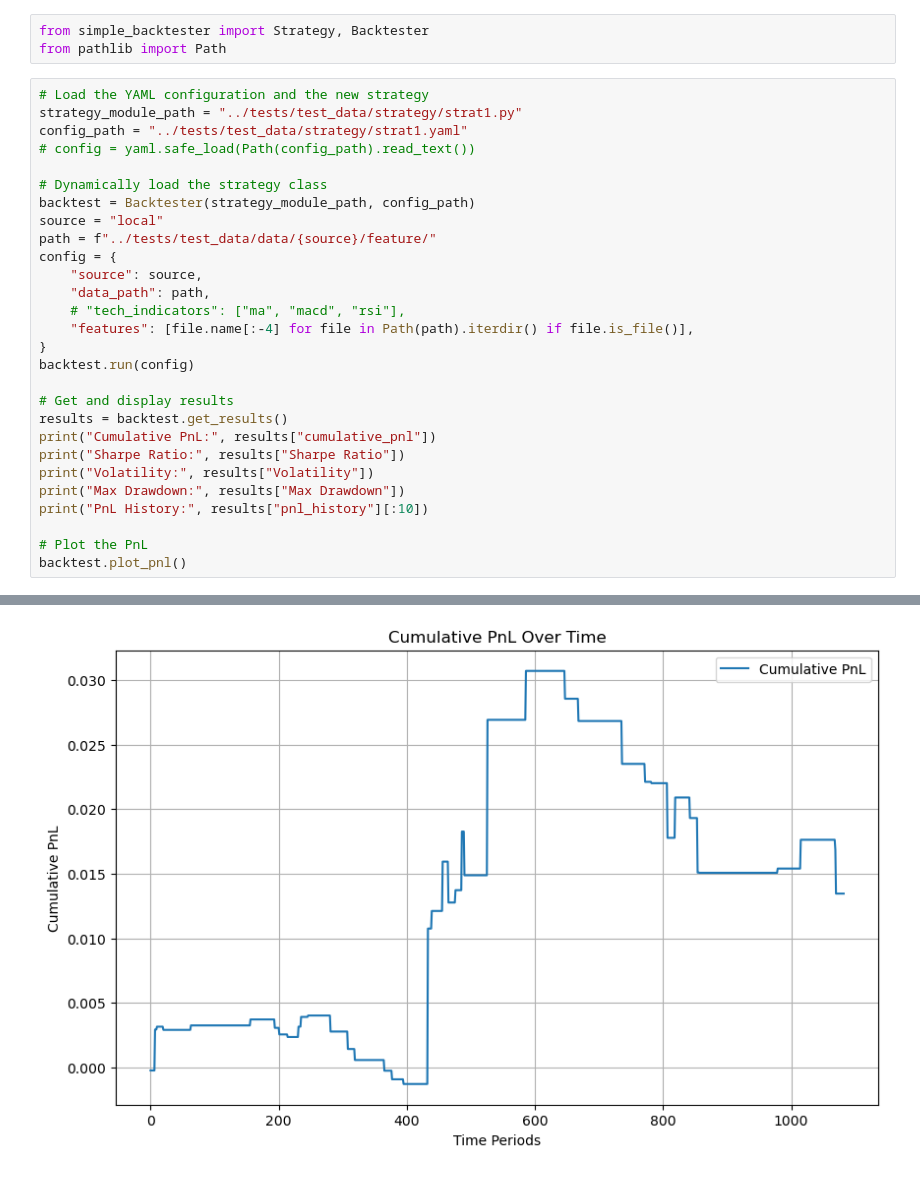
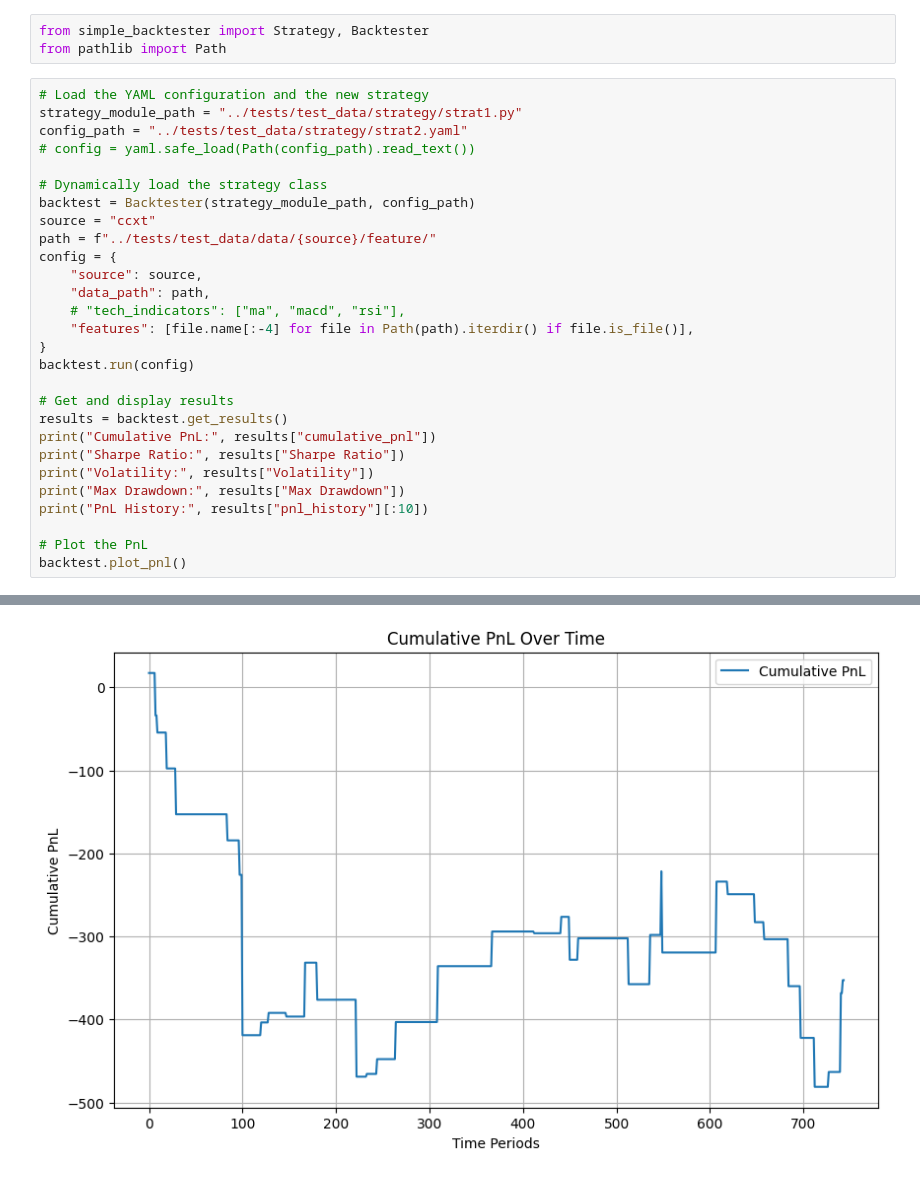
Before and after one commit to MikamkanSQ123/apc524_proj, a Jupyter notebook: examples/backtest.ipynb, the cells around one changed output, grey strips where cells are left out. Drawn from its saved outputs; the diff is of its cells as text.

Commit message:
add strategy2.yaml to support ccxt + small fix in dataloader

```diff
--- a/examples/backtest.ipynb
+++ b/examples/backtest.ipynb
@@ -4,12 +4,12 @@ from pathlib import Path
 # %%
 # Load the YAML configuration and the new strategy
 strategy_module_path = "../tests/test_data/strategy/strat1.py"
-config_path = "../tests/test_data/strategy/strat1.yaml"
+config_path = "../tests/test_data/strategy/strat2.yaml"
 # config = yaml.safe_load(Path(config_path).read_text())
 
 # Dynamically load the strategy class
 backtest = Backtester(strategy_module_path, config_path)
-source = "local"
+source = "ccxt"
 path = f"../tests/test_data/data/{source}/feature/"
 config = {
     "source": source,
@@ -45 +46 @@ PnL History: [-2.37813288e-04  0.00000000e+00 -4.31513669e-19 -5.50892457e-19
-[figure, old version]
+[figure, new version]
```
Also changed, not shown: parts of 1 cell of this notebook, 2 other files.
